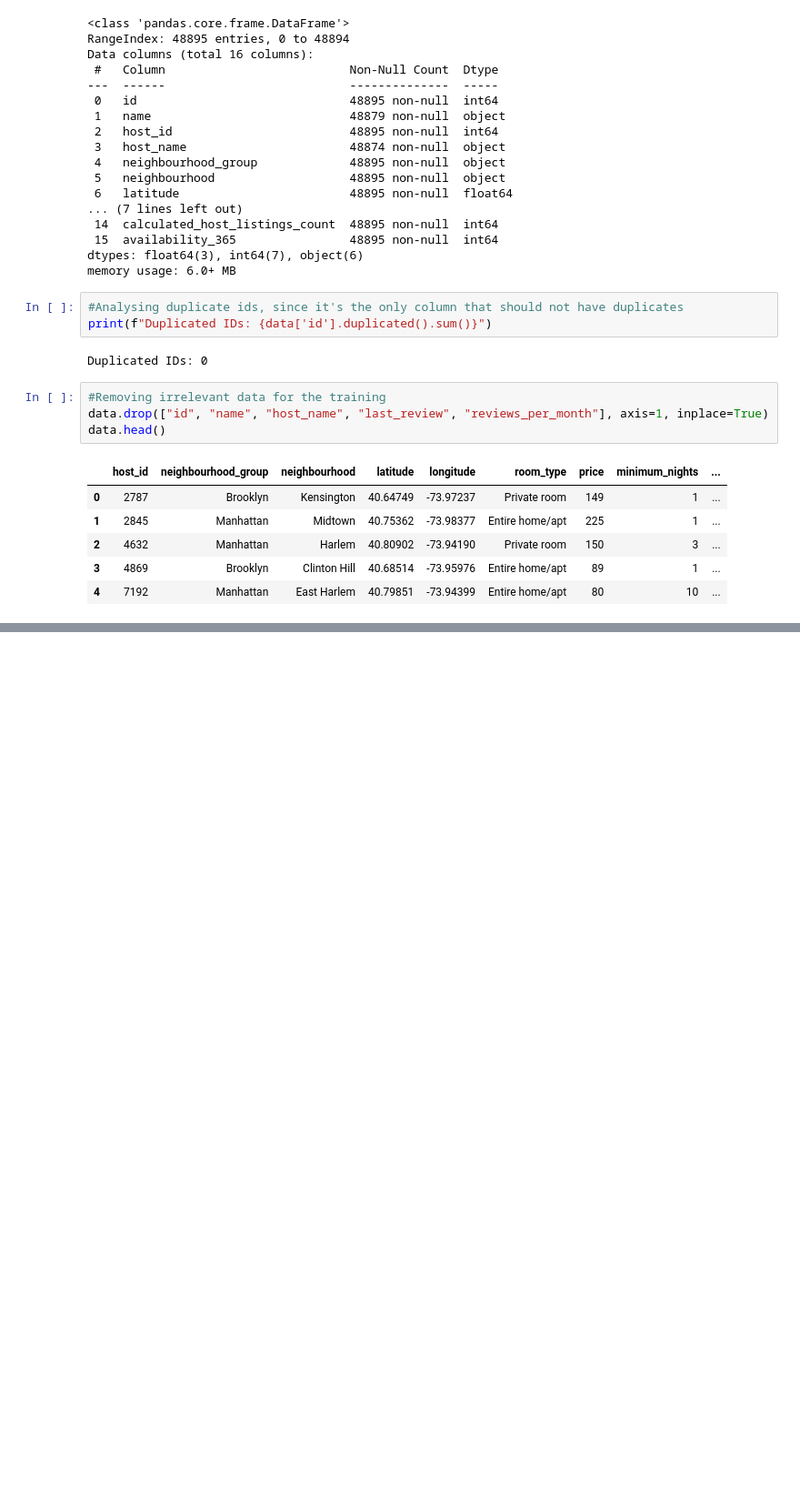
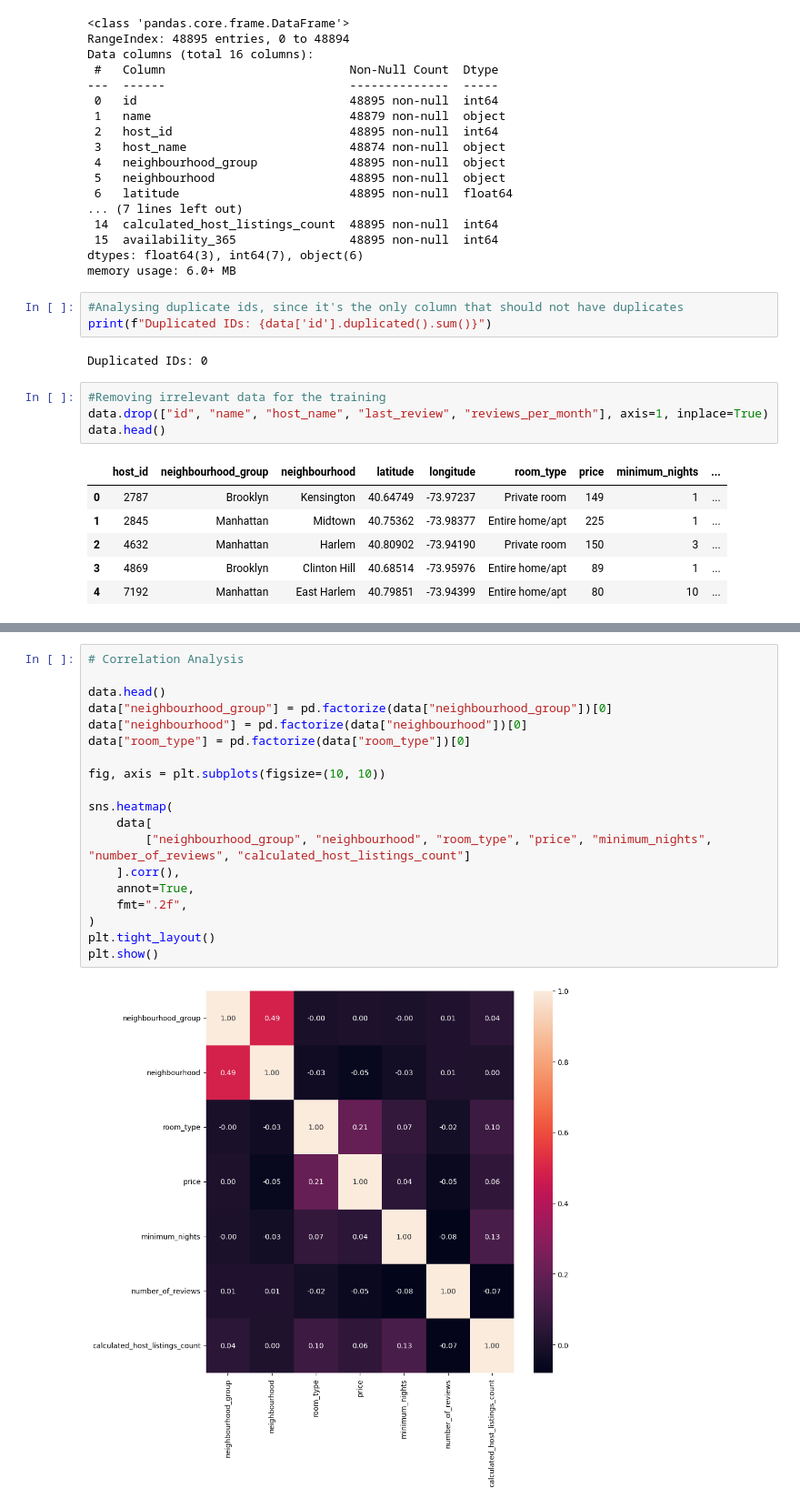
Before and after one commit to allankruger/machine-learning-python-template, a Jupyter notebook: src/explore.ipynb, the cells around one changed output, grey strips where cells are left out. Shown at 91% size. Cells and saved outputs as stored; diff of their text form; blank space fills up the shorter version.

```diff
--- a/src/explore.ipynb
+++ b/src/explore.ipynb
@@ -140,0 +158,21 @@ plt.show()
+# %%
+# Correlation Analysis
+
+data.head()
+data["neighbourhood_group"] = pd.factorize(data["neighbourhood_group"])[0]
+data["neighbourhood"] = pd.factorize(data["neighbourhood"])[0]
+data["room_type"] = pd.factorize(data["room_type"])[0]
+
+fig, axis = plt.subplots(figsize=(10, 10))
+
+sns.heatmap(
+    data[
+        ["neighbourhood_group", "neighbourhood", "room_type", "price", "minimum_nights", "number_of_reviews", "calculated_host_listings_count"]
+    ].corr(),
+    annot=True,
+    fmt=".2f",
+)
+plt.tight_layout()
+plt.show()
+# %% [output]
+[figure, added]
```
Also changed, not shown: parts of 11 cells of this notebook.
